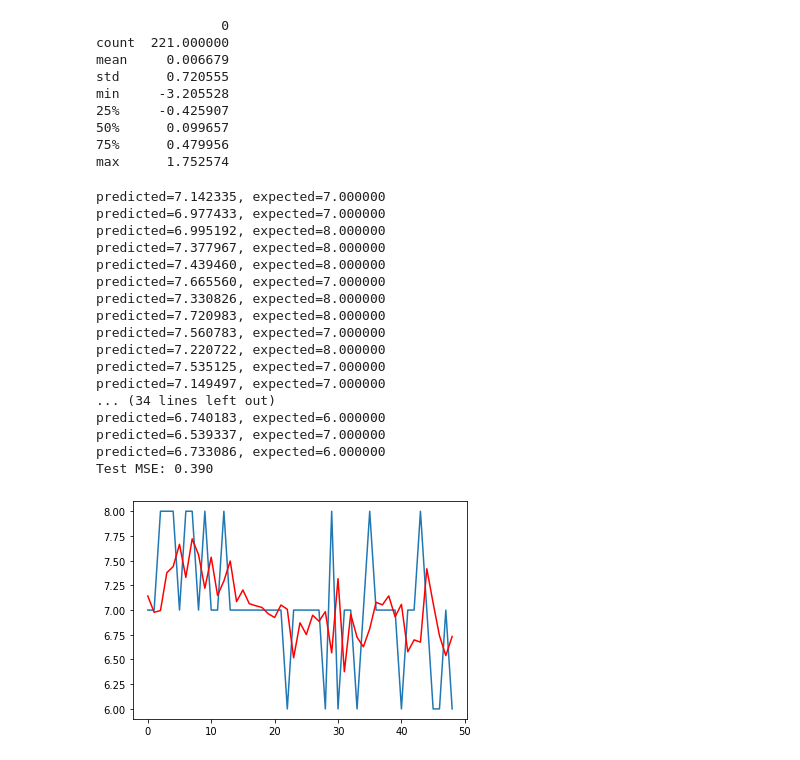
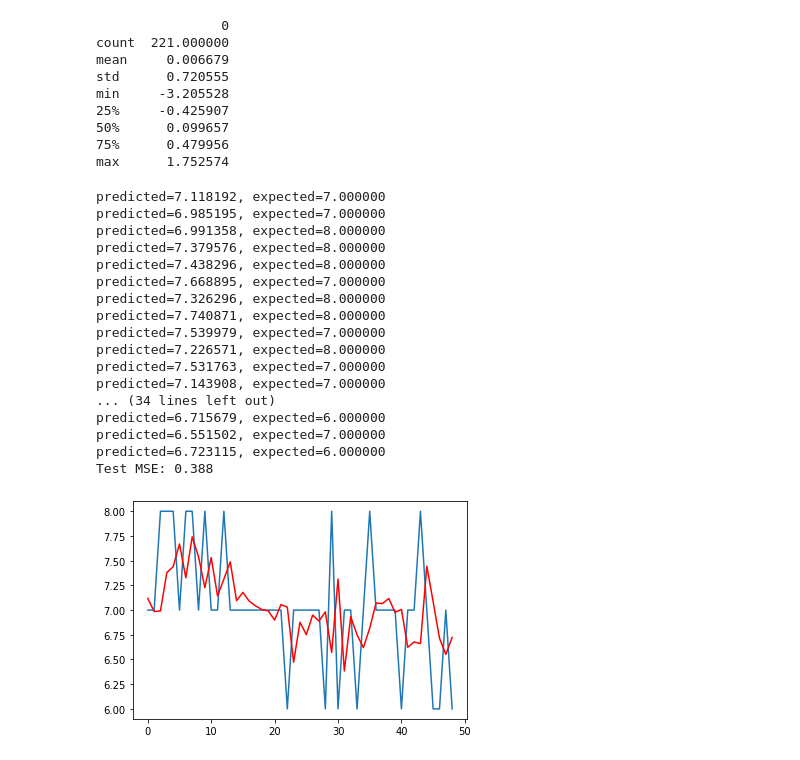
Before and after one commit to guybrush1989/DMT-Group80, a Jupyter notebook: ARIMA.ipynb, the cells around one changed output. Drawn from its saved outputs; the diff is of its cells as text; code cells hidden in the pictures.

```diff
--- a/ARIMA.ipynb
+++ b/ARIMA.ipynb
@@ -199,43 +199,43 @@ max      1.752574
 # %%
 from sklearn.metrics import mean_squared_error
 from statsmodels.tsa.arima_model import ARIMA
 
 size = int(len(moods) * 0.80)
 
 train, test = moods[0:size], moods[size:len(moods)]
 history = [x for x in train]
 predictions = list()
 for t in range(len(test)):
-    model = ARIMA(history, order=(10, 0, 0))
+    model = ARIMA(history, order=(10, 0, 1))
     model_fit = model.fit(disp=0)
     output = model_fit.forecast()
     yhat = output[0]
     predictions.append(yhat)
     obs = test[t]
     history.append(obs)
     print('predicted=%f, expected=%f' % (yhat, obs))
 error = mean_squared_error(test, predictions)
 print('Test MSE: %.3f' % error)
 # plot
 plt.plot(test)
 plt.plot(predictions, color='red')
 plt.show()
 # %% [output]
-predicted=7.142335, expected=7.000000
-predicted=6.977433, expected=7.000000
-predicted=6.995192, expected=8.000000
-predicted=7.377967, expected=8.000000
-predicted=7.439460, expected=8.000000
-predicted=7.665560, expected=7.000000
-predicted=7.330826, expected=8.000000
-predicted=7.720983, expected=8.000000
-predicted=7.560783, expected=7.000000
-predicted=7.220722, expected=8.000000
-predicted=7.535125, expected=7.000000
-predicted=7.149497, expected=7.000000
+predicted=7.118192, expected=7.000000
+predicted=6.985195, expected=7.000000
+predicted=6.991358, expected=8.000000
+predicted=7.379576, expected=8.000000
+predicted=7.438296, expected=8.000000
+predicted=7.668895, expected=7.000000
+predicted=7.326296, expected=8.000000
+predicted=7.740871, expected=8.000000
+predicted=7.539979, expected=7.000000
+predicted=7.226571, expected=8.000000
+predicted=7.531763, expected=7.000000
+predicted=7.143908, expected=7.000000
 ... (34 lines left out)
-predicted=6.740183, expected=6.000000
-predicted=6.539337, expected=7.000000
-predicted=6.733086, expected=6.000000
-Test MSE: 0.390
+predicted=6.715679, expected=6.000000
+predicted=6.551502, expected=7.000000
+predicted=6.723115, expected=6.000000
+Test MSE: 0.388
-[figure, old version]
+[figure, new version]
```
Also changed, not shown: parts of 1 cell of this notebook.
